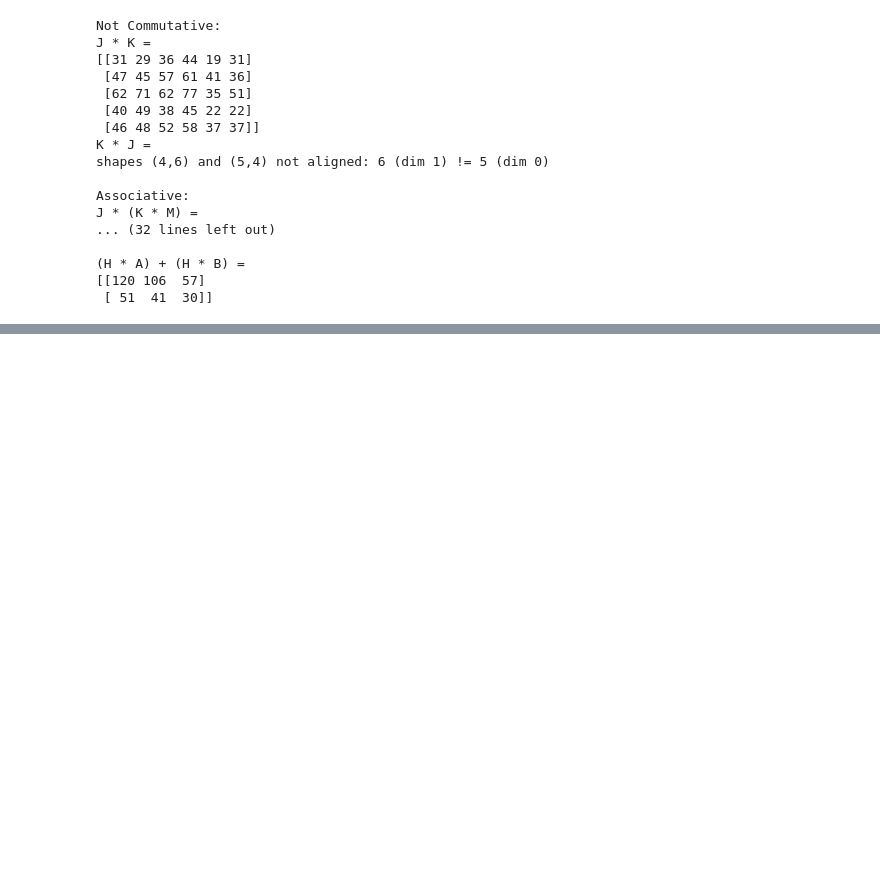
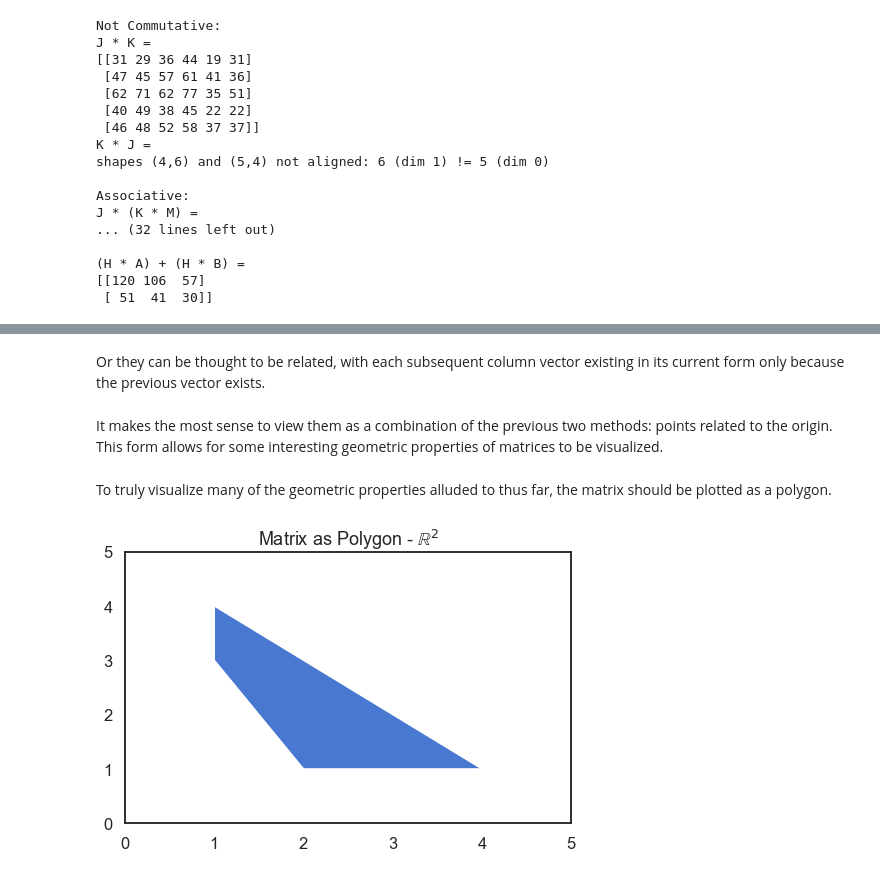
Before and after one commit to DataScienceFoundations/TadMaths, a Jupyter notebook: matrices.ipynb, the cells around one changed output, grey strips where cells are left out. Drawn from its saved outputs; the diff is of its cells as text; code cells hidden in the pictures; blank space fills up the shorter version.

Commit message:
geometric transformations for matrices added
small correction to sentence in vectors. many additions to matrices, primarily regarding geometric transformations.

```diff
--- a/matrices.ipynb
+++ b/matrices.ipynb
@@ -349,0 +424,16 @@ J * (K * M) =
+# %%
+A = np.array([
+    [2,4,2,1,1],
+    [3,1,1,3,4]
+])
+
+figure = plt.figure(figsize=(8,5))
+for x,y in zip(A[0],A[1]):
+    plt.arrow(0,0,x,y, color='g',
+              length_includes_head=True,
+              head_width=0.2, head_length=0.3)
+plt.title('Column Vectors of Matrix - $\mathbb{R}^2$')
+plt.axis([0, max(A[0]), 0, max(A[1])])
+plt.show()
+# %% [markdown]
+Or they can be thought to be related, with each subsequent column vector existing in its current form only because the previous vector exists.
@@ -349,0 +452,2 @@ J * (K * M) =
+# %% [markdown]
+It makes the most sense to view them as a combination of the previous two methods: points related to the origin. This form allows for some interesting geometric properties of matrices to be visualized.
@@ -349,0 +464,11 @@ J * (K * M) =
+# %% [markdown]
+To truly visualize many of the geometric properties alluded to thus far, the matrix should be plotted as a polygon.
+# %%
+sns.set_style('white')
+figure = plt.figure(figsize=(8,5))
+plt.gca().add_artist(patches.Polygon(A.T))
+plt.title('Matrix as Polygon - $\\mathbb{R}^2$')
+plt.axis([0, max(A[0])+1, 0, max(A[1])+1])
+plt.show()
+# %% [output]
+[figure, added]
```
Also changed, not shown: parts of 35 cells of this notebook, 1 other file.
